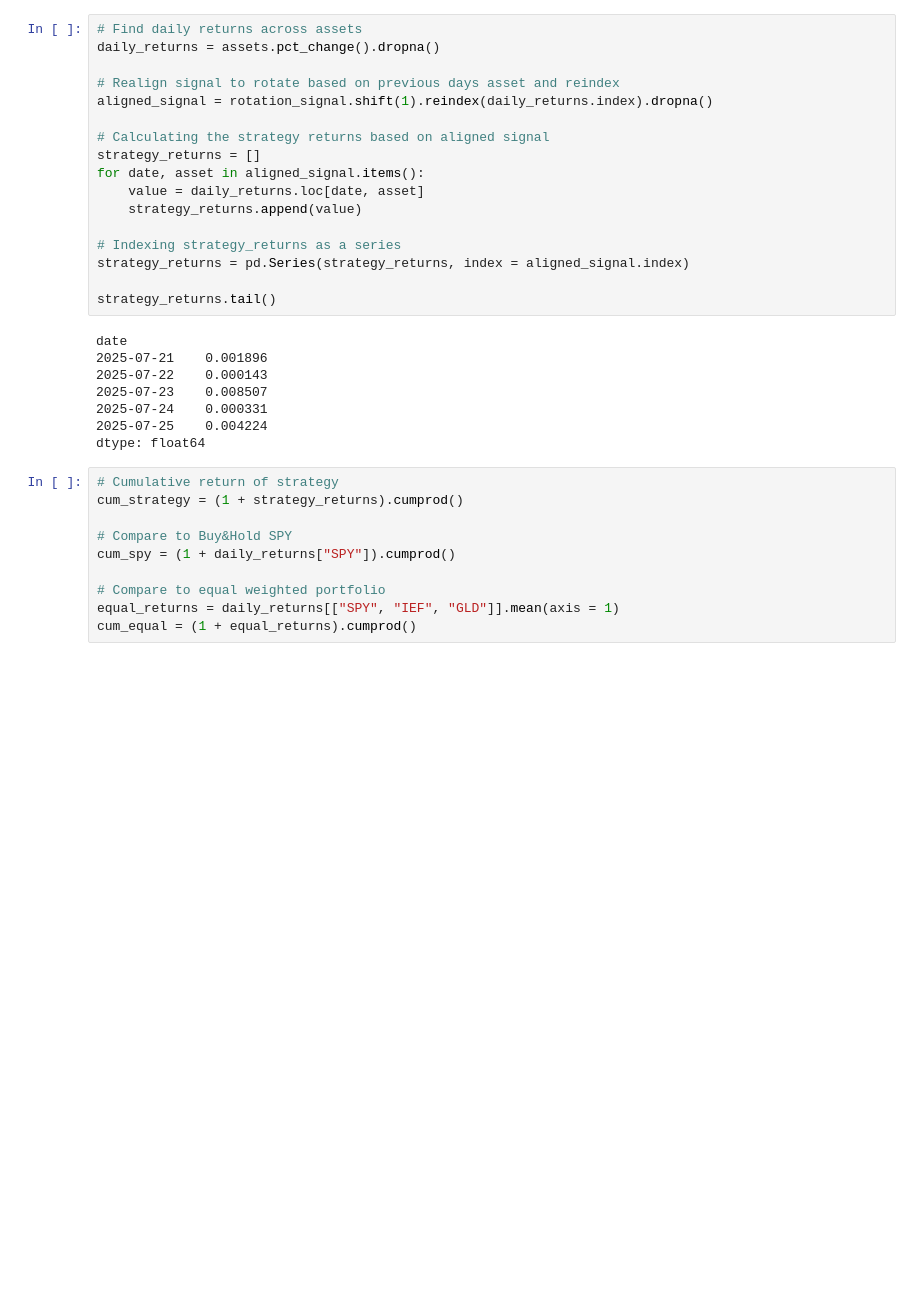
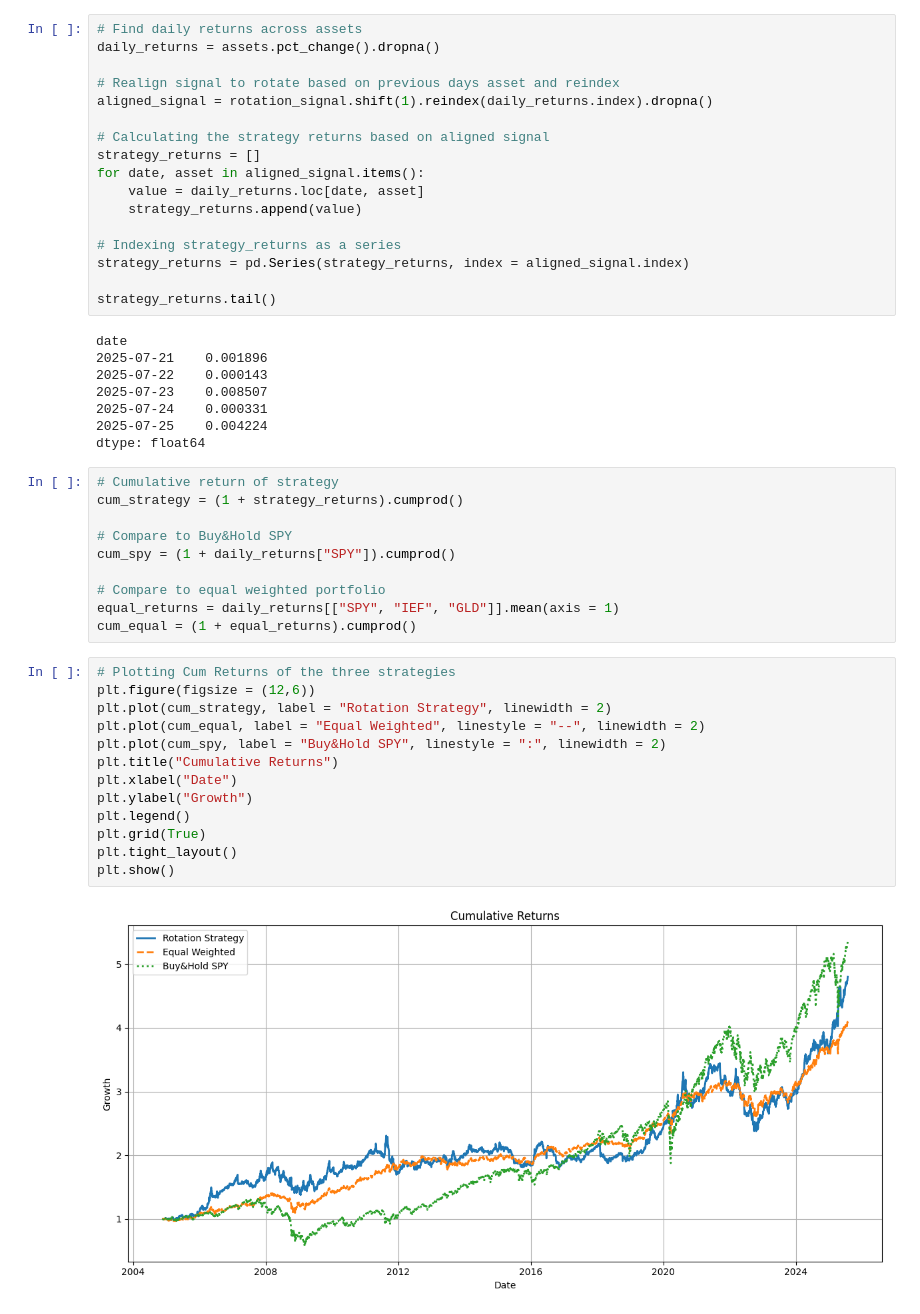
Before and after one commit to meo1800/Macro-Asset-Rotator, a Jupyter notebook: notebooks/asset_rotation_strategy.ipynb, the cells around one changed output. Drawn from its saved outputs; the diff is of its cells as text; blank space fills up the shorter version.

Commit message:
feat: plotted 3 different strategy returns

```diff
--- a/notebooks/asset_rotation_strategy.ipynb
+++ b/notebooks/asset_rotation_strategy.ipynb
@@ -100,3 +100,18 @@ cum_spy = (1 + daily_returns["SPY"]).cumprod()
 # Compare to equal weighted portfolio
 equal_returns = daily_returns[["SPY", "IEF", "GLD"]].mean(axis = 1)
 cum_equal = (1 + equal_returns).cumprod()
+# %%
+# Plotting Cum Returns of the three strategies
+plt.figure(figsize = (12,6))
+plt.plot(cum_strategy, label = "Rotation Strategy", linewidth = 2)
+plt.plot(cum_equal, label = "Equal Weighted", linestyle = "--", linewidth = 2)
+plt.plot(cum_spy, label = "Buy&Hold SPY", linestyle = ":", linewidth = 2)
+plt.title("Cumulative Returns")
+plt.xlabel("Date")
+plt.ylabel("Growth")
+plt.legend()
+plt.grid(True)
+plt.tight_layout()
+plt.show()
+# %% [output]
+[figure, added]
```
